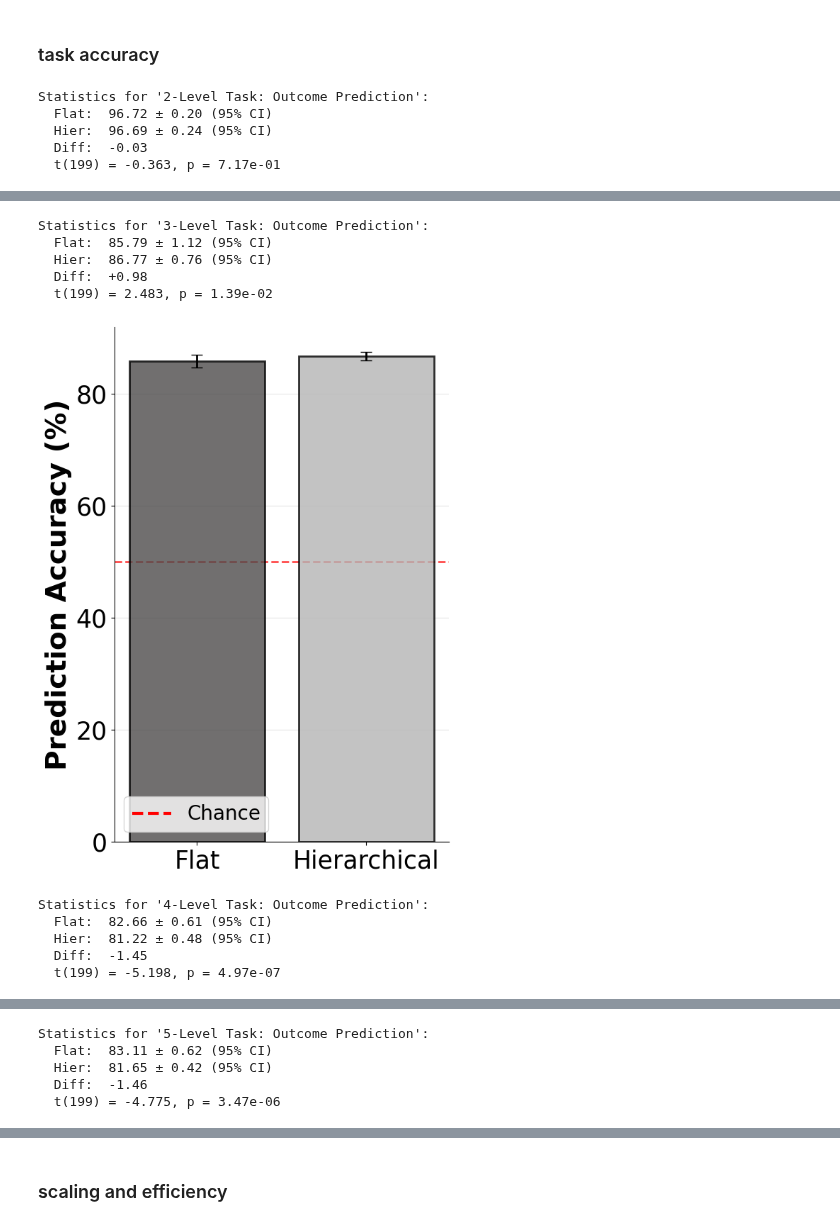
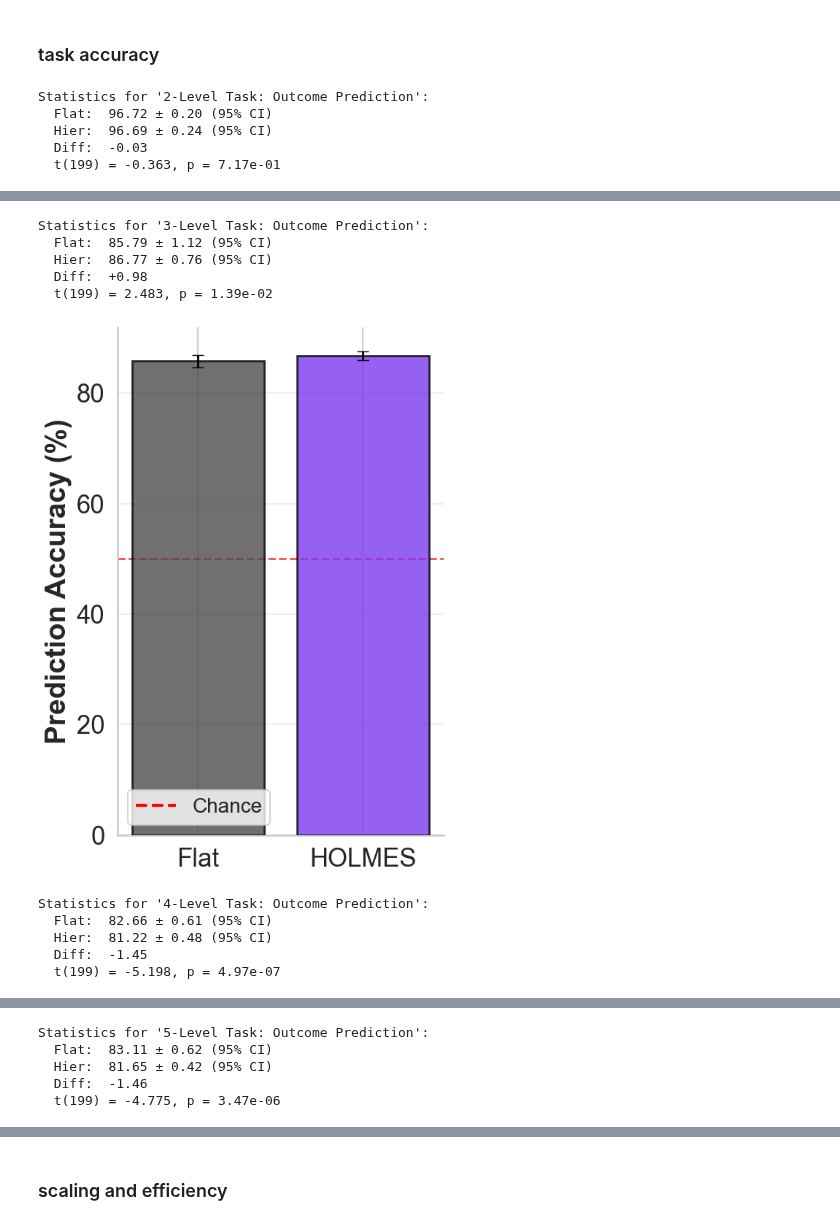
Before and after one commit to Iigaya-Lab/HOLMES-2026, a Jupyter notebook: figures_2_3.ipynb, the cells around one changed output, grey strips where cells are left out. Drawn from its saved outputs; the diff is of its cells as text; code cells hidden in the pictures.

```diff
--- a/figures_2_3.ipynb
+++ b/figures_2_3.ipynb
@@ -563,7 +563,7 @@ def create_bar_plot(data_flat, data_hier, title, ylabel, optimal_line=None, line
         error_type = 'SEM'
 
     data = {
-        'Model': ['Flat', 'Hierarchical'],
+        'Model': ['Flat', 'HOLMES'],
         'Mean': [flat_mean, hier_mean],
         'Error': [flat_err, hier_err]
     }
@@ -705,7 +705,7 @@ def plot_outcome_prediction(all_results_df, show_points=True, use_ci = True, tit
     os.makedirs('plots', exist_ok=True)
 
     COLOR_FLAT = "#4D4B4B"
-    COLOR_HIER = "#B5B5B5"
+    COLOR_HIER = '#7C3AED'
 
     # Create separate bar chart for each complexity level
     for n_levels in range(2, 6):
@@ -754,7 +754,7 @@ def plot_outcome_prediction_line_asymptotic(all_results_df,
     os.makedirs('plots', exist_ok=True)
 
     COLOR_FLAT = "#4D4B4B"
-    COLOR_HIER = "#B5B5B5"
+    COLOR_HIER = '#7C3AED'
 
     sns.set_style("whitegrid")
     sns.set_context("talk")
@@ -883,7 +883,7 @@ def plot_outcome_prediction_line_asymptotic(all_results_df,
     ax.plot(levels, flat_means, color=COLOR_FLAT, linewidth=3,
             marker='o', markersize=20, label='Flat', zorder=5)
     ax.plot(levels, hier_means, color=COLOR_HIER, linewidth=3,
-            marker='v', markersize=21, label='Hierarchical', zorder=5)
+            marker='v', markersize=21, label='HOLMES', zorder=5)
 
     # Individual points (jittered)
     if show_points:
@@ -997,9 +997,9 @@ Statistics for '2-Level Task: Outcome Prediction':
 Statistics for '3-Level Task: Outcome Prediction':
   Flat:  85.79 ± 1.12 (95% CI)
   Hier:  86.77 ± 0.76 (95% CI)
   Diff:  +0.98
   t(199) = 2.483, p = 1.39e-02
-[figure, old version]
+[figure, new version]
 Statistics for '4-Level Task: Outcome Prediction':
   Flat:  82.66 ± 0.61 (95% CI)
   Hier:  81.22 ± 0.48 (95% CI)
```
Also changed, not shown: parts of 11 cells of this notebook.
